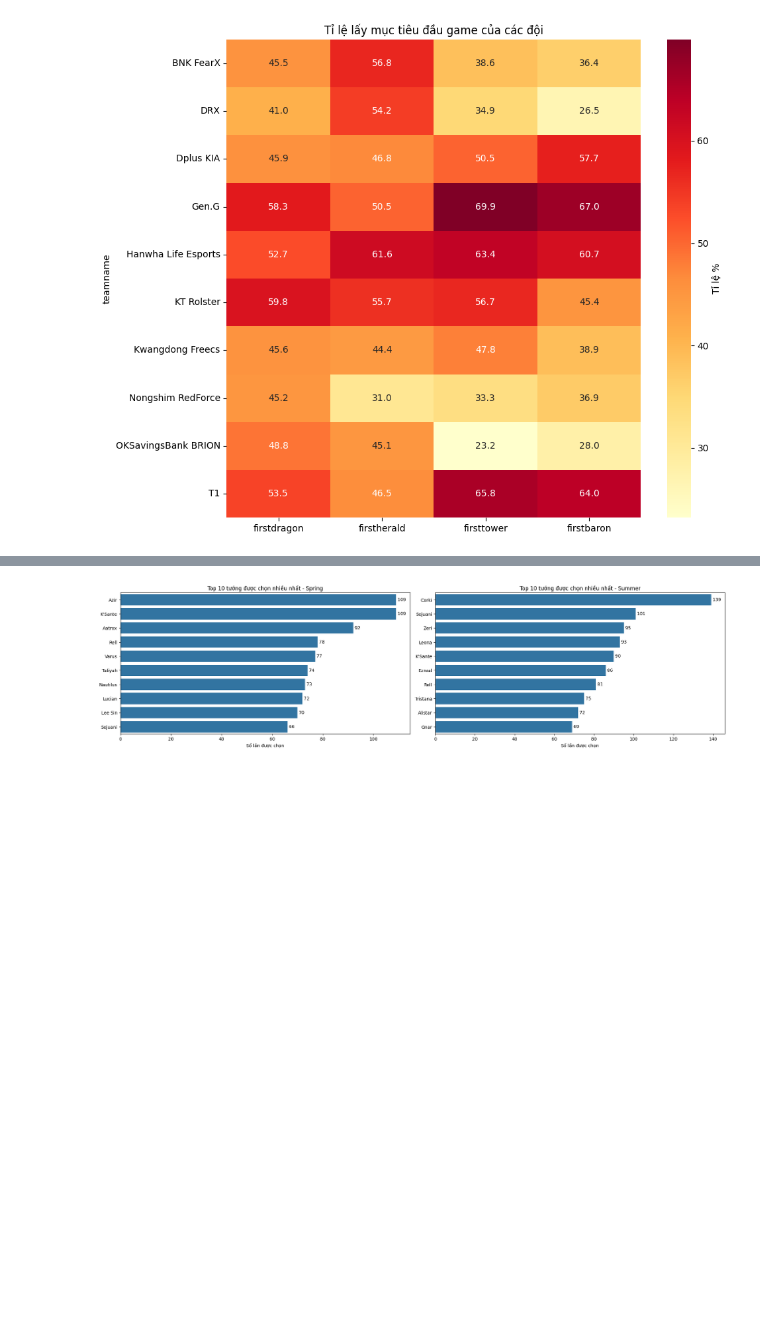
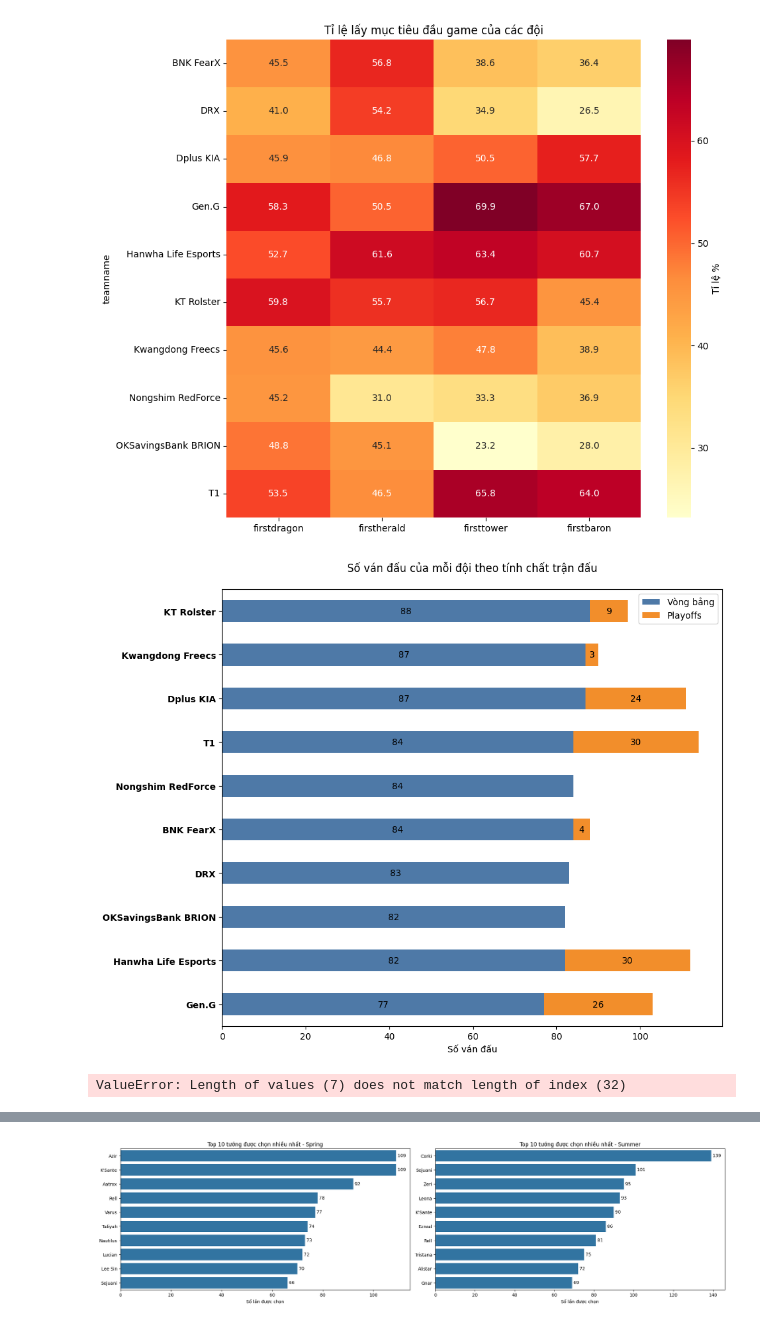
Before and after one commit to fromuit/IE224_Project, a Jupyter notebook: Source/report_content.ipynb, the cells around one changed output, grey strips where cells are left out. Drawn from its saved outputs; the diff is of its cells as text; code cells hidden in the pictures; blank space fills up the shorter version.

```diff
--- a/Source/report_content.ipynb
+++ b/Source/report_content.ipynb
@@ -346,3 +346,39 @@ plt.tight_layout()
 plt.show()
 # %% [output]
 [figure]
+# %%
+# Tạo DataFrame thống kê số trận theo đội và playoffs
+team_playoff_counts = pd.crosstab(lck_data['teamname'], lck_data['playoffs'])
+team_playoff_counts.columns = ['Vòng bảng', 'Playoffs']  # Đổi tên cột cho dễ hiểu
+team_playoff_counts = team_playoff_counts.sort_values('Vòng bảng', ascending=True)  # Sắp xếp theo số trận vòng bảng
+
+# Tạo biểu đồ
+fig, ax = plt.subplots(figsize=(10, 8))
+bars = team_playoff_counts.plot(kind='barh', ax=ax, stacked=True,
+                              color=['#4e79a7', '#f28e2b'])
+
+# Chỉnh sửa biểu đồ
+ax.set_title('Số ván đấu của mỗi đội theo tính chất trận đấu', pad=20)
+ax.set_xlabel('Số ván đấu')
+ax.set_ylabel('')
+ax.set_yticklabels(ax.get_yticklabels(), weight='bold')
+ax.legend(title='')
+
+# Thêm nhãn giá trị vào mỗi phần của thanh
+for i in range(len(team_playoff_counts)):
+    # Vòng bảng
+    regular_matches = team_playoff_counts.iloc[i, 0]
+    if regular_matches > 0:
+        ax.text(regular_matches/2, i, str(regular_matches),
+                ha='center', va='center', color='black')
+
+    # Playoffs
+    playoff_matches = team_playoff_counts.iloc[i, 1]
+    if playoff_matches > 0:
+        ax.text(regular_matches + playoff_matches/2, i, str(playoff_matches),
+                ha='center', va='center', color='black')
+
+plt.tight_layout()
+plt.show()
+# %% [output]
+[figure, added]
@@ -348,0 +387,19 @@ plt.show()
+# %%
+# Lấy dữ liệu playoffs
+playoffs_data = lck_data[lck_data['playoffs'] == True]
+
+# Tạo DataFrame con với thông tin chi tiết
+playoff_details = playoffs_data.groupby('match_id']).agg({
+    'result': lambda x: (x == 1).sum(),  # Số ván thắng (result = 1)
+}).reset_index()
+
+# Thêm cột số ván thua (result = 0)
+playoff_details['Số ván thua'] = playoffs_data.groupby('teamname')['result'].apply(lambda x: (x == 0).sum()).values
+
+# Đổi tên cột cho dễ hiểu
+playoff_details = playoff_details.rename(columns={
+    'teamname': 'Tên đội',
+    'result': 'Số ván thắng'
+})
+# %% [output]
+ValueError: Length of values (7) does not match length of index (32)
```
Also changed, not shown: parts of 3 cells of this notebook, 1 other file.
